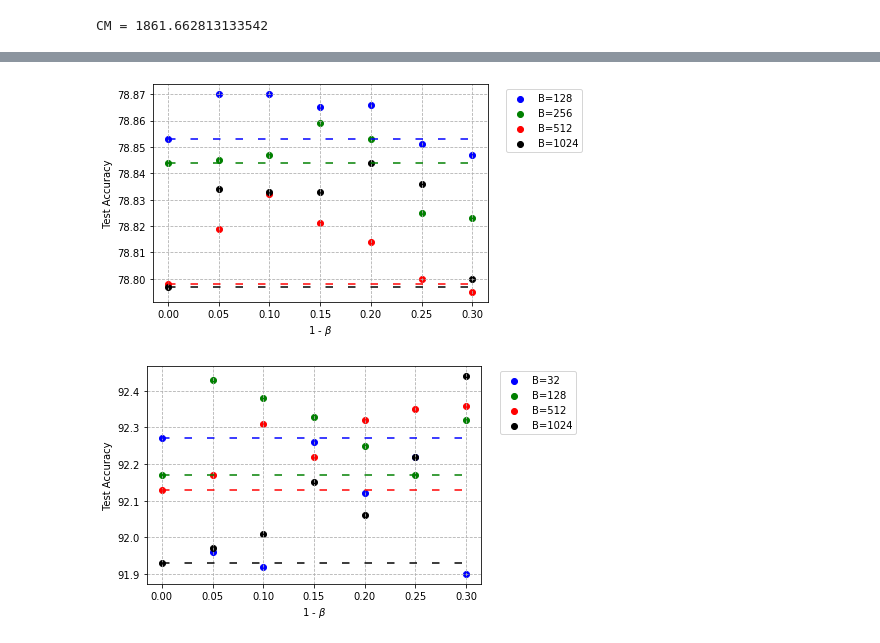
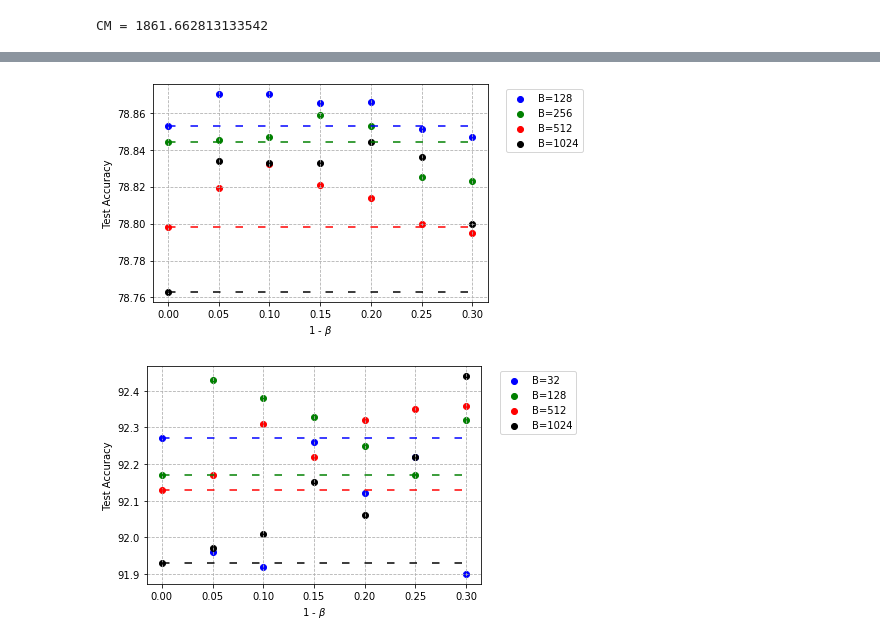
Before and after one commit to anishacharya/Optimization-Mavericks, a Jupyter notebook: playground_.ipynb, the cells around one changed output, grey strips where cells are left out. Drawn from its saved outputs; the diff is of its cells as text; code cells hidden in the pictures.

```diff
--- a/playground_.ipynb
+++ b/playground_.ipynb
@@ -113,38 +146,37 @@ x_ax = [0, 0.05, 0.1, 0.15, 0.2, 0.25, 0.3]
 bs_128  = [78.853, 78.87, 78.87, 78.865, 78.866, 78.851, 78.847]
 bs_256  = [78.844, 78.845, 78.847, 78.859, 78.853, 78.825, 78.823]
 bs_512  = [78.798, 78.819, 78.832, 78.821, 78.814, 78.8, 78.795]
-bs_1024 = [78.797, 78.834, 78.833, 78.833, 78.844, 78.836, 78.8]
-bs_4096 = [78.625, 78.618, 78.606, 78.625, 78.631, 78.614, 78.61]
+bs_1024 = [78.763, 78.834, 78.833, 78.833, 78.844, 78.836, 78.8]
 
 sgd_128 = bs_128[0]*np.ones(7)
 sgd_256 = bs_256[0]*np.ones(7)
 sgd_512 = bs_512[0]*np.ones(7)
 sgd_1024 = bs_1024[0]*np.ones(7)
-sgd_4096 = bs_4096[0]*np.ones(7)
+# sgd_4096 = bs_4096[0]*np.ones(7)
 
 ax = plt.axes()
 
 ax.plot(x_ax, sgd_128, linestyle=(0, (5, 10)), c='b')
 ax.plot(x_ax, sgd_256, linestyle=(0, (5, 10)), c='g')
 ax.plot(x_ax, sgd_512, linestyle=(0, (5, 10)), c='r')
 ax.plot(x_ax, sgd_1024, linestyle=(0, (5, 10)), c='k')
 # ax.plot(x_ax, sgd_4096, linestyle=(0, (5, 10)), c='m')
 
 
 # plt.ylim(78.8, 78.9)
 plt.scatter(x_ax, bs_128, c='b', label='B=128')
 plt.scatter(x_ax, bs_256, c='g', label='B=256')
 plt.scatter(x_ax, bs_512, c='r', label='B=512')
 plt.scatter(x_ax, bs_1024, c='k', label='B=1024')
 # plt.scatter(x_ax, bs_4096, c='m', label='B=4096')
 
 plt.legend(bbox_to_anchor=(1.04,1), loc="upper left")
 plt.grid(True, which='both', linestyle='--')
 plt.xlabel(r'1 - $\beta$', fontsize=10)
 plt.ylabel(" Test Accuracy ", fontsize=10)
 plt.show()
 # %% [output]
-[figure, old version]
+[figure, new version]
 # %%
 import matplotlib.pyplot as plt
 from matplotlib import rc
```
Also changed, not shown: parts of 2 cells of this notebook.
